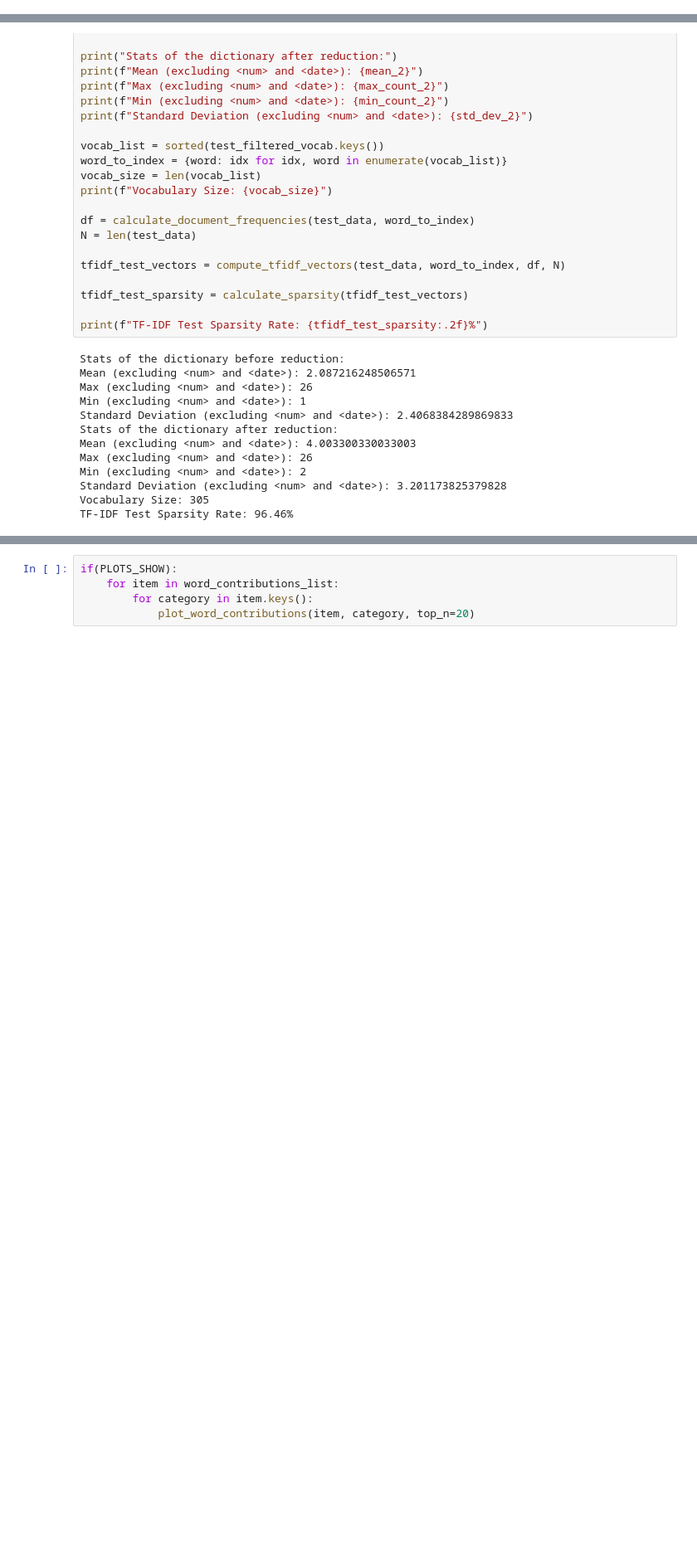
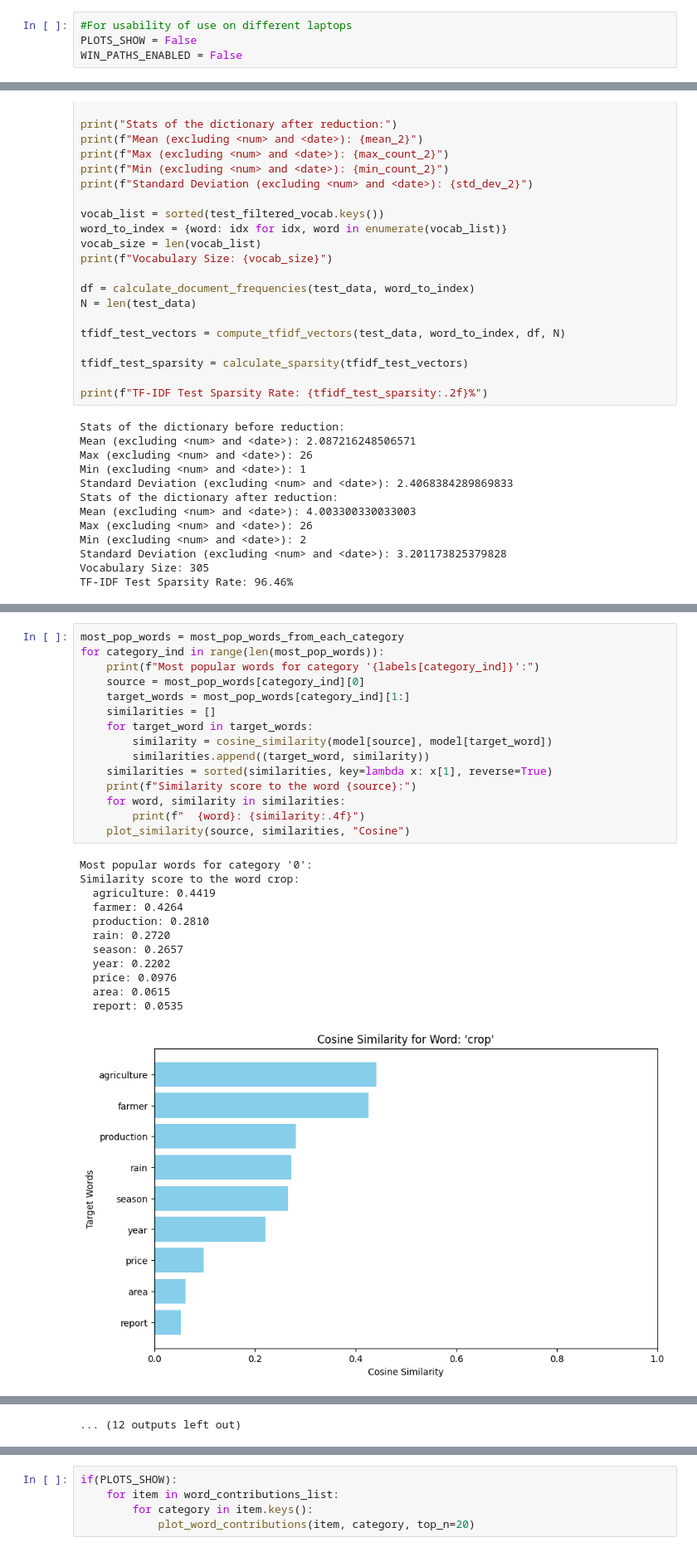
Before and after one commit to bayve711/NLP, a Jupyter notebook: Assignment_2/group-34_k12149099_k12148222.ipynb, the cells around one changed output, grey strips where cells are left out. Shown: that part at 83% size. Drawn from its saved outputs; the diff is of its cells as text; blank space fills up the shorter version.

```diff
--- a/Assignment_2/group-34_k12149099_k12148222.ipynb
+++ b/Assignment_2/group-34_k12149099_k12148222.ipynb
@@ -90 +88,5 @@ WIN_PATHS_ENABLED = True
+# %%
+#For usability of use on different laptops
+PLOTS_SHOW = False
+WIN_PATHS_ENABLED = False
 # %%
@@ -564,0 +603,28 @@ most_pop_words = most_pop_words_from_each_category[0][:5]
+# %%
+most_pop_words = most_pop_words_from_each_category
+for category_ind in range(len(most_pop_words)):
+    print(f"Most popular words for category '{labels[category_ind]}':")
+    source = most_pop_words[category_ind][0]
+    target_words = most_pop_words[category_ind][1:]
+    similarities = []
+    for target_word in target_words:
+        similarity = cosine_similarity(model[source], model[target_word])
+        similarities.append((target_word, similarity))
+    similarities = sorted(similarities, key=lambda x: x[1], reverse=True)
+    print(f"Similarity score to the word {source}:")
+    for word, similarity in similarities:
+        print(f"  {word}: {similarity:.4f}")
+    plot_similarity(source, similarities, "Cosine")
+# %% [output]
+Most popular words for category '0':
+Similarity score to the word crop:
+  agriculture: 0.4419
+  farmer: 0.4264
+  production: 0.2810
+  rain: 0.2720
+  season: 0.2657
+  year: 0.2202
+  price: 0.0976
+  area: 0.0615
+  report: 0.0535
+[figure, added]
@@ -564,0 +691 @@ most_pop_words = most_pop_words_from_each_category[0][:5]
+... (12 outputs left out)
```
Also changed, not shown: parts of 25 cells of this notebook.
